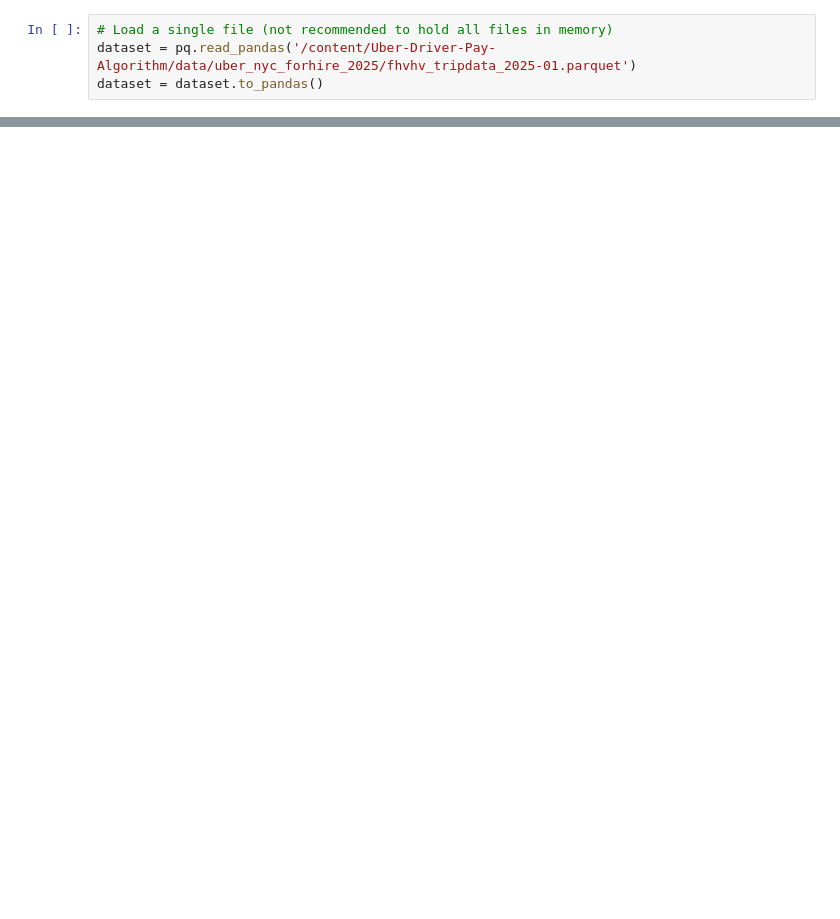
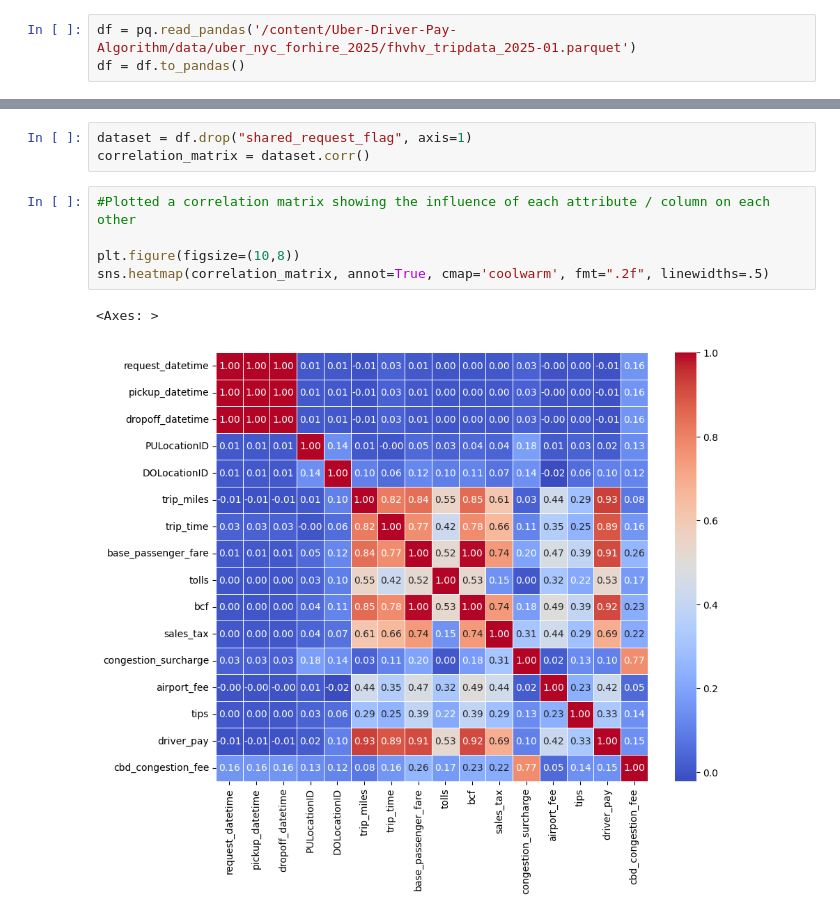
Before and after one commit to annajliu110101/Uber-Driver-Pay-Algorithm, a Jupyter notebook: notebooks/Exploaration.ipynb, the cells around one changed output, grey strips where cells are left out. Drawn from its saved outputs; the diff is of its cells as text; blank space fills up the shorter version.

```diff
--- a/notebooks/Exploaration.ipynb
+++ b/notebooks/Exploaration.ipynb
@@ -65,4 +53,3 @@ scanner = dataset.scanner()
 # %%
-# Load a single file (not recommended to hold all files in memory)
-dataset = pq.read_pandas('/content/Uber-Driver-Pay-Algorithm/data/uber_nyc_forhire_2025/fhvhv_tripdata_2025-01.parquet')
-dataset = dataset.to_pandas()
+df = pq.read_pandas('/content/Uber-Driver-Pay-Algorithm/data/uber_nyc_forhire_2025/fhvhv_tripdata_2025-01.parquet')
+df = df.to_pandas()
@@ -68,0 +67,11 @@ dataset = dataset.to_pandas()
+# %%
+dataset = df.drop("shared_request_flag", axis=1)
+correlation_matrix = dataset.corr()
+# %%
+#Plotted a correlation matrix showing the influence of each attribute / column on each other
+
+plt.figure(figsize=(10,8))
+sns.heatmap(correlation_matrix, annot=True, cmap='coolwarm', fmt=".2f", linewidths=.5)
+# %% [output]
+<Axes: >
+[figure, added]
```
Also changed, not shown: parts of 7 cells of this notebook.
